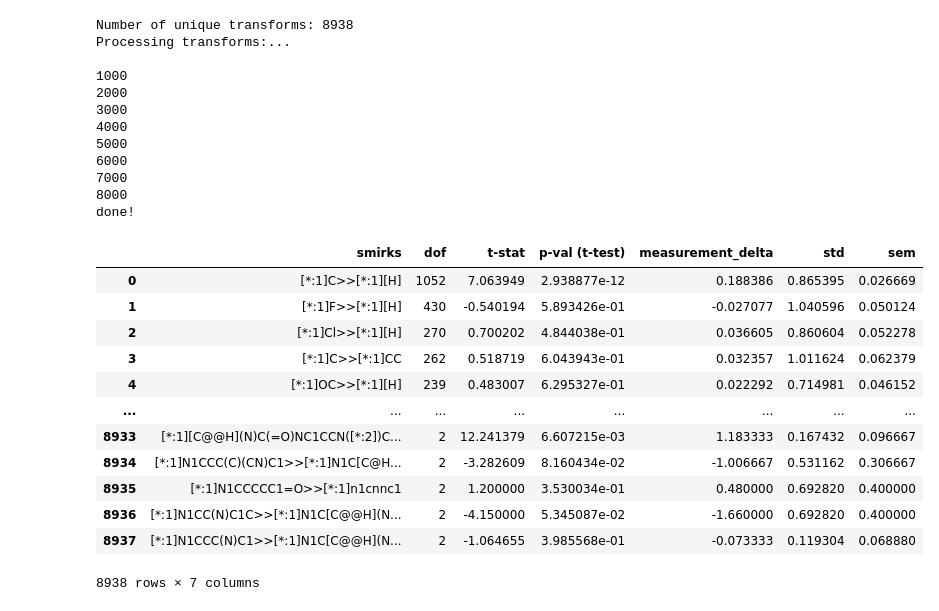
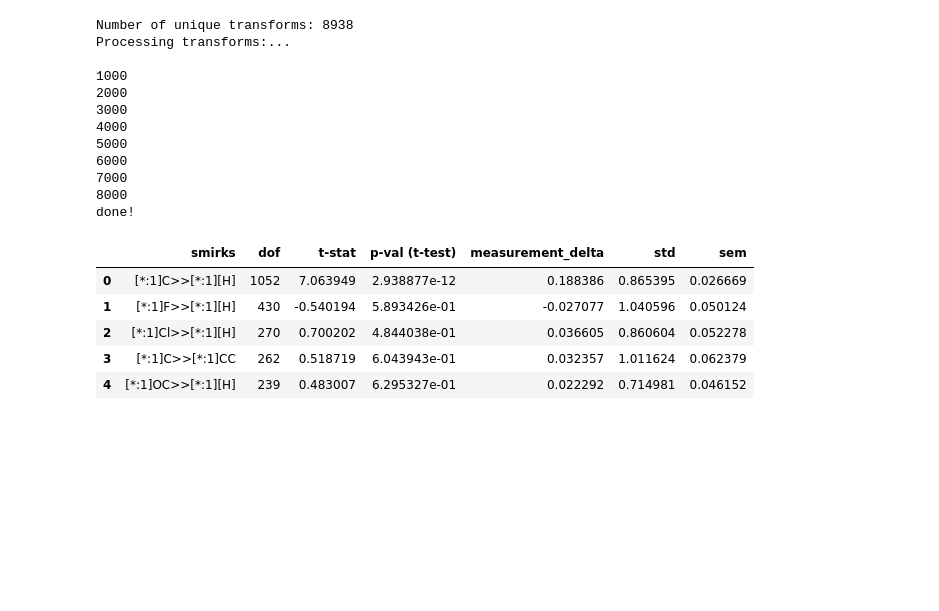
Before and after one commit to domgurvic/ml_mmpa, a Jupyter notebook: test_workflow.ipynb, the cells around one changed output. Saved outputs shown, nothing was run; the diff lists cells and outputs as text; code cells hidden in the pictures; blank space fills up the shorter version.

```diff
--- a/test_workflow.ipynb
+++ b/test_workflow.ipynb
@@ -91,21 +82,14 @@ Processing transforms:...
 8000
 done!
 # %%
-output_len_stat
+output_len_stat.head(5)
 # %% [output]
 |  | smirks | dof | t-stat | p-val (t-test) | measurement_delta | std | sem |
 | 0 | [*:1]C>>[*:1][H] | 1052 | 7.063949 | 2.938877e-12 | 0.188386 | 0.865395 | 0.026669 |
 | 1 | [*:1]F>>[*:1][H] | 430 | -0.540194 | 5.893426e-01 | -0.027077 | 1.040596 | 0.050124 |
 | 2 | [*:1]Cl>>[*:1][H] | 270 | 0.700202 | 4.844038e-01 | 0.036605 | 0.860604 | 0.052278 |
 | 3 | [*:1]C>>[*:1]CC | 262 | 0.518719 | 6.043943e-01 | 0.032357 | 1.011624 | 0.062379 |
 | 4 | [*:1]OC>>[*:1][H] | 239 | 0.483007 | 6.295327e-01 | 0.022292 | 0.714981 | 0.046152 |
-| ... | ... | ... | ... | ... | ... | ... | ... |
-| 8933 | [*:1][C@@H](N)C(=O)NC1CCN([*:2])C... | 2 | 12.241379 | 6.607215e-03 | 1.183333 | 0.167432 | 0.096667 |
-| 8934 | [*:1]N1CCC(C)(CN)C1>>[*:1]N1C[C@H... | 2 | -3.282609 | 8.160434e-02 | -1.006667 | 0.531162 | 0.306667 |
-| 8935 | [*:1]N1CCCCC1=O>>[*:1]n1cnnc1 | 2 | 1.200000 | 3.530034e-01 | 0.480000 | 0.692820 | 0.400000 |
-| 8936 | [*:1]N1CC(N)C1C>>[*:1]N1C[C@@H](N... | 2 | -4.150000 | 5.345087e-02 | -1.660000 | 0.692820 | 0.400000 |
-| 8937 | [*:1]N1CCC(N)C1>>[*:1]N1C[C@@H](N... | 2 | -1.064655 | 3.985568e-01 | -0.073333 | 0.119304 | 0.068880 |
-8938 rows × 7 columns
 # %%
 '''
 Third step is filtering p-val based on thresold and deciding weather to keep both positive and negative transforms
```
Also changed, not shown: parts of 9 cells of this notebook, 2 other files.
